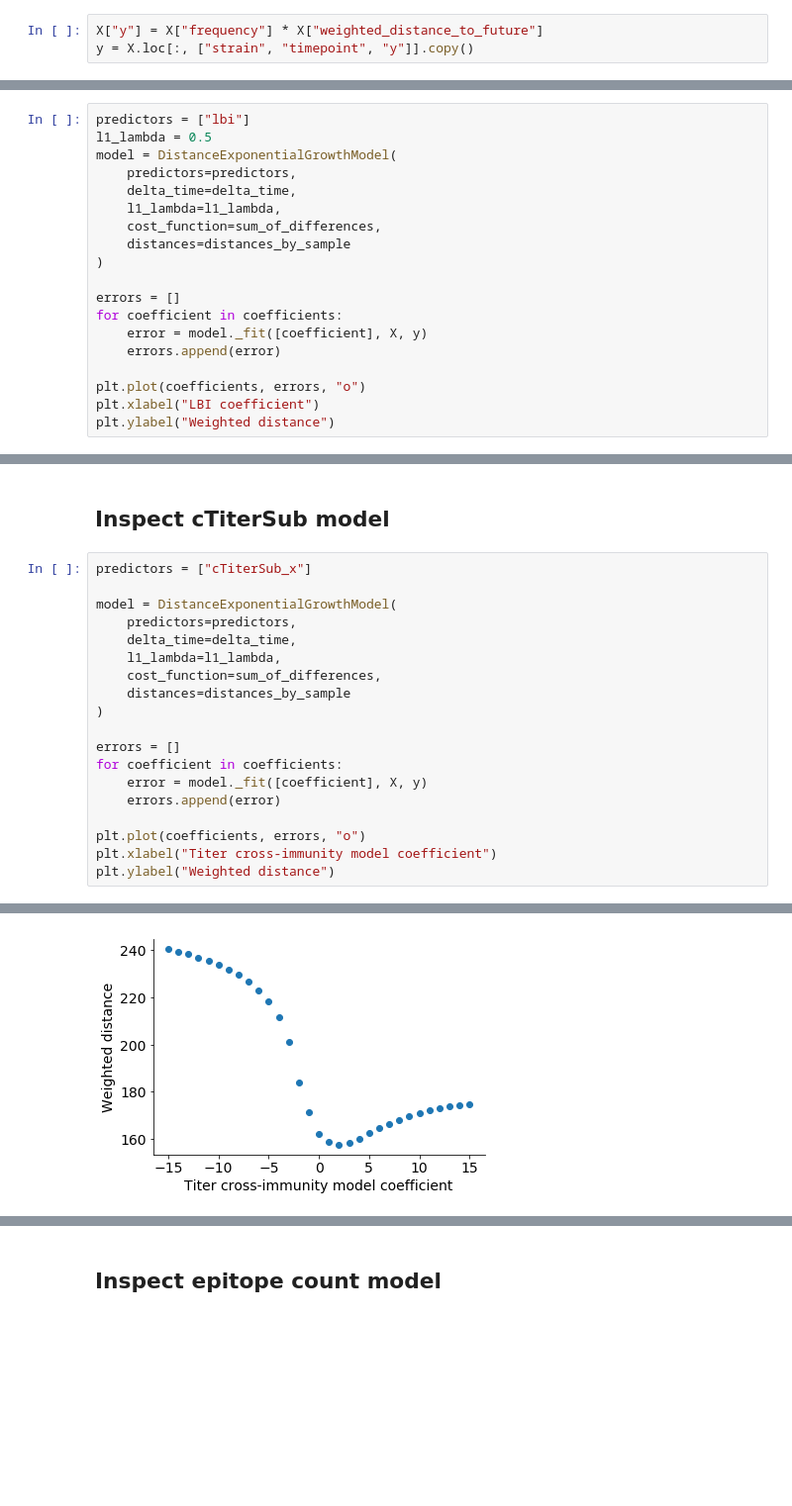
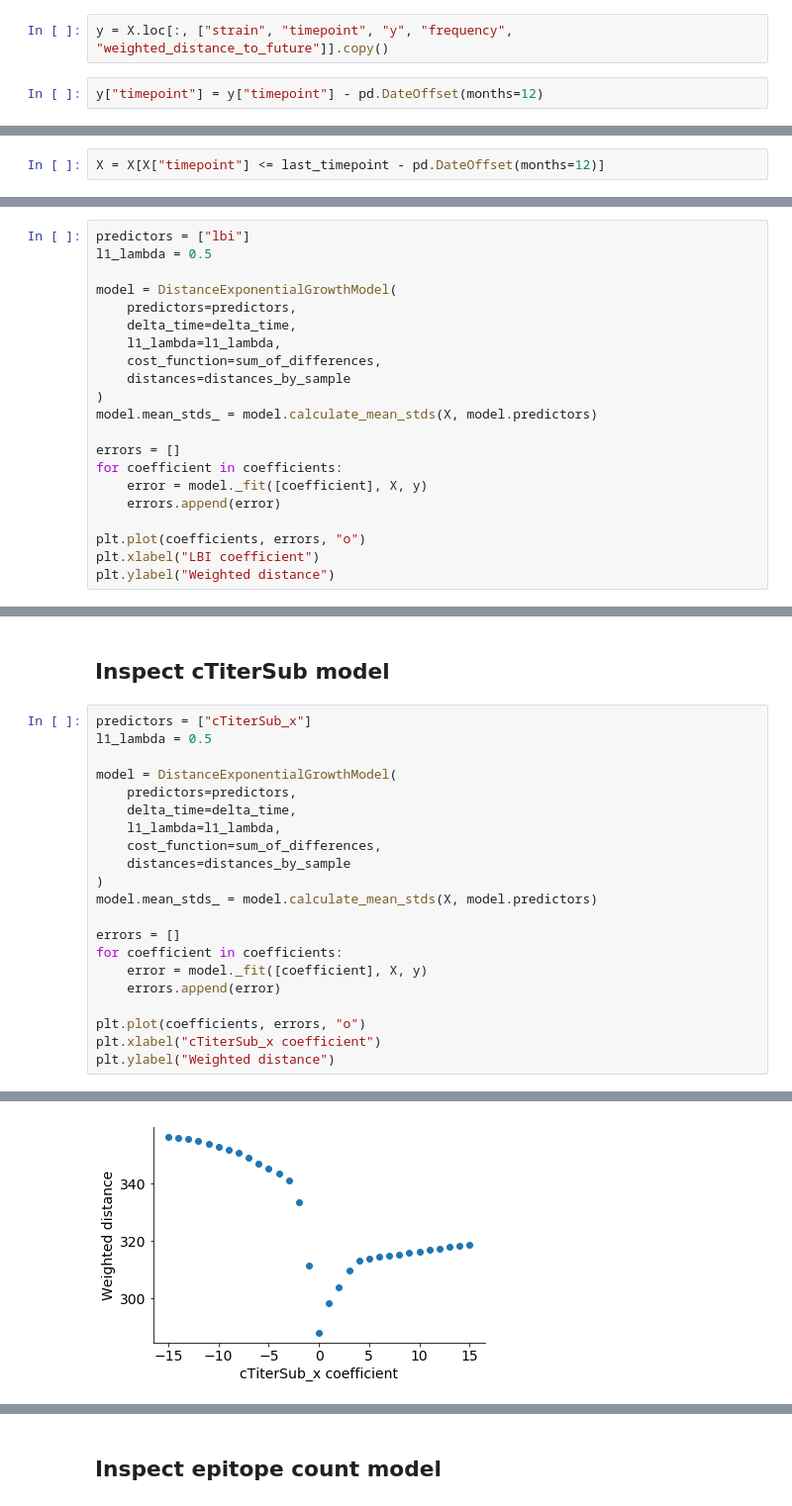
Before and after one commit to blab/flu-forecasting, a Jupyter notebook: analyses/2019-05-08-parameter-sweep-for-lbi-predictor-with-distance-targets.ipynb, the cells around one changed output, grey strips where cells are left out. Shown at 99% size. Saved outputs shown, nothing was run; the diff lists cells and outputs as text; blank space fills up the shorter version.

Commit message:
Update analysis notebooks prior to merging distance work

```diff
--- a/analyses/2019-05-08-parameter-sweep-for-lbi-predictor-with-distance-targets.ipynb
+++ b/analyses/2019-05-08-parameter-sweep-for-lbi-predictor-with-distance-targets.ipynb
@@ -84,3 +85,4 @@ X.shape
 # %%
-X["y"] = X["frequency"] * X["weighted_distance_to_future"]
-y = X.loc[:, ["strain", "timepoint", "y"]].copy()
+y = X.loc[:, ["strain", "timepoint", "y", "frequency", "weighted_distance_to_future"]].copy()
+# %%
+y["timepoint"] = y["timepoint"] - pd.DateOffset(months=12)
@@ -95,0 +107,2 @@ y.head()
+# %%
+X = X[X["timepoint"] <= last_timepoint - pd.DateOffset(months=12)]
@@ -98,6 +120,7 @@ y.head()
 # %%
 predictors = ["lbi"]
 l1_lambda = 0.5
+
 model = DistanceExponentialGrowthModel(
     predictors=predictors,
     delta_time=delta_time,
@@ -105,6 +128,7 @@ model = DistanceExponentialGrowthModel(
     cost_function=sum_of_differences,
     distances=distances_by_sample
 )
+model.mean_stds_ = model.calculate_mean_stds(X, model.predictors)
 
 errors = []
 for coefficient in coefficients:
@@ -129,26 +162,28 @@ coefficients[np.argmin(errors)]
 ## Inspect cTiterSub model
 # %%
 predictors = ["cTiterSub_x"]
+l1_lambda = 0.5
 
 model = DistanceExponentialGrowthModel(
     predictors=predictors,
     delta_time=delta_time,
     l1_lambda=l1_lambda,
     cost_function=sum_of_differences,
     distances=distances_by_sample
 )
+model.mean_stds_ = model.calculate_mean_stds(X, model.predictors)
 
 errors = []
 for coefficient in coefficients:
     error = model._fit([coefficient], X, y)
     errors.append(error)
 
 plt.plot(coefficients, errors, "o")
-plt.xlabel("Titer cross-immunity model coefficient")
+plt.xlabel("cTiterSub_x coefficient")
 plt.ylabel("Weighted distance")
 # %% [output]
 Text(0,0.5,'Weighted distance')
-[figure, old version]
+[figure, new version]
 # %%
 min(errors)
 # %% [output]
```
Also changed, not shown: parts of 29 cells of this notebook, 1 other file.
